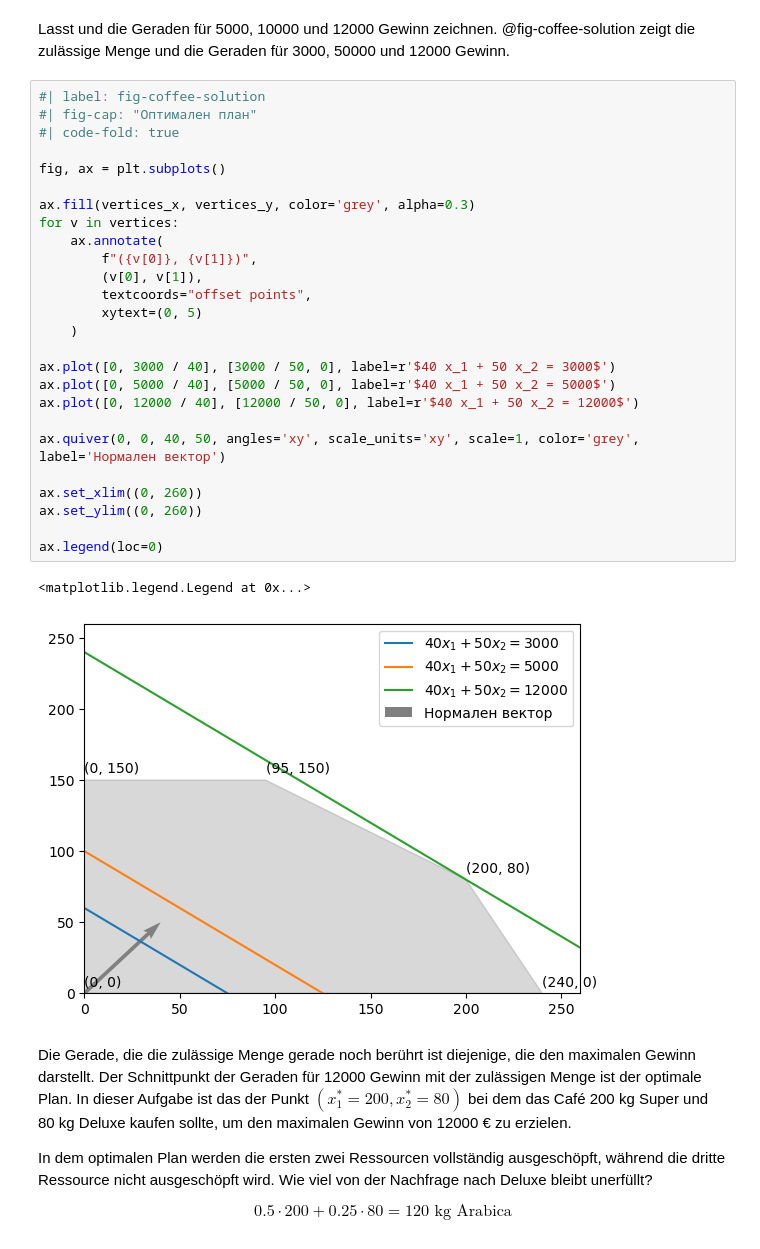
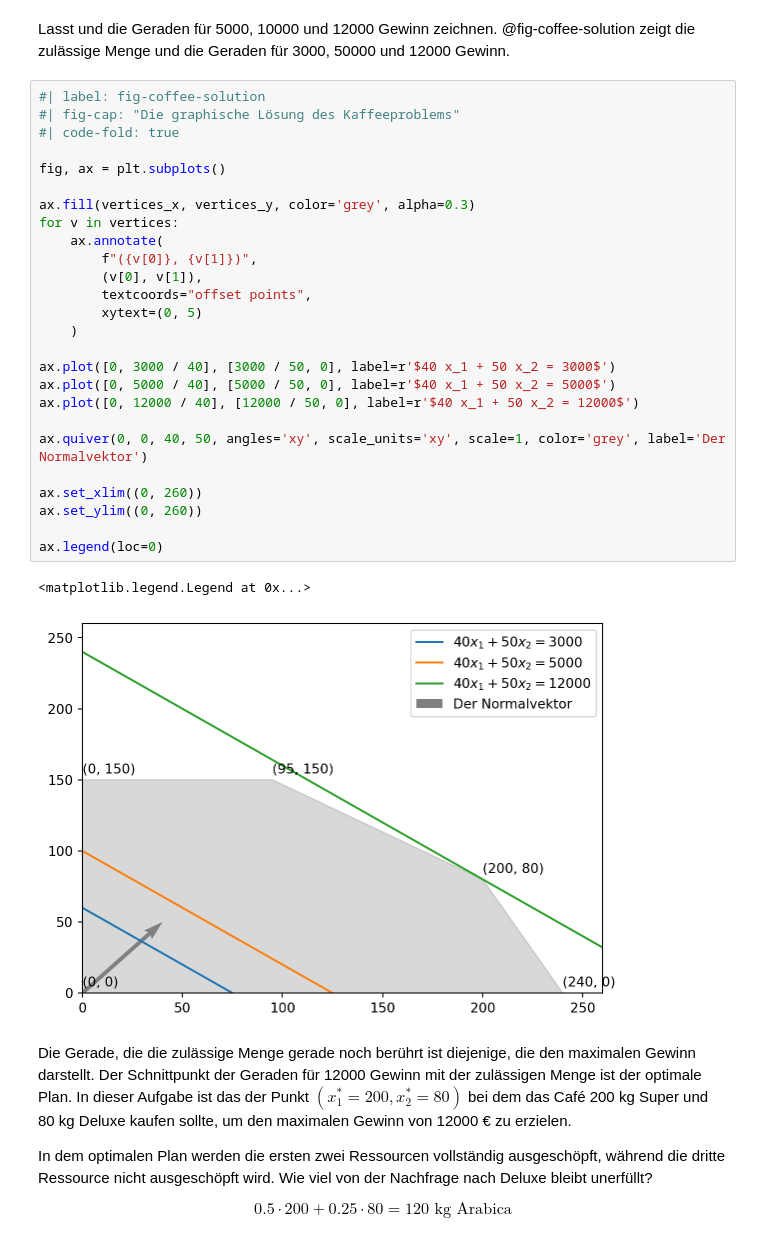
Before and after one commit to febse/opt2024-de, a Jupyter notebook: 03-Graphical-Method/02-Blending.ipynb, the cells around one changed output. Drawn from its saved outputs; the diff is of its cells as text.

Commit message:
Restructure and fix figure labels

```diff
--- a/03-Graphical-Method/02-Blending.ipynb
+++ b/03-Graphical-Method/02-Blending.ipynb
@@ -325,33 +329,33 @@ ax.legend(loc=0)
 Lasst und die Geraden für 5000, 10000 und 12000 Gewinn zeichnen. @fig-coffee-solution zeigt die zulässige Menge und die Geraden für 3000, 50000 und 12000 Gewinn.
 # %%
 #| label: fig-coffee-solution
-#| fig-cap: "Оптимален план"
+#| fig-cap: "Die graphische Lösung des Kaffeeproblems"
 #| code-fold: true
 
 fig, ax = plt.subplots()
 
 ax.fill(vertices_x, vertices_y, color='grey', alpha=0.3)
 for v in vertices:
     ax.annotate(
         f"({v[0]}, {v[1]})",
         (v[0], v[1]),
         textcoords="offset points",
         xytext=(0, 5)
     )
 
 ax.plot([0, 3000 / 40], [3000 / 50, 0], label=r'$40 x_1 + 50 x_2 = 3000$')
 ax.plot([0, 5000 / 40], [5000 / 50, 0], label=r'$40 x_1 + 50 x_2 = 5000$')
 ax.plot([0, 12000 / 40], [12000 / 50, 0], label=r'$40 x_1 + 50 x_2 = 12000$')
 
-ax.quiver(0, 0, 40, 50, angles='xy', scale_units='xy', scale=1, color='grey', label='Нормален вектор')
+ax.quiver(0, 0, 40, 50, angles='xy', scale_units='xy', scale=1, color='grey', label='Der Normalvektor')
 
 ax.set_xlim((0, 260))
 ax.set_ylim((0, 260))
 
 ax.legend(loc=0)
 # %% [output]
 <matplotlib.legend.Legend at 0x...>
-[figure, old version]
+[figure, new version]
 # %% [markdown]
 Die Gerade, die die zulässige Menge gerade noch berührt ist diejenige, die den maximalen Gewinn darstellt. Der Schnittpunkt der Geraden für 12000 Gewinn mit der zulässigen Menge ist der optimale Plan. In dieser Aufgabe ist das der Punkt $(x^*_1 = 200, x^*_2 = 80)$ bei dem das Café 200 kg Super und 80 kg Deluxe kaufen sollte, um den maximalen Gewinn von 12000 € zu erzielen.
 
```
Also changed, not shown: parts of 5 cells of this notebook, 3 other files.
